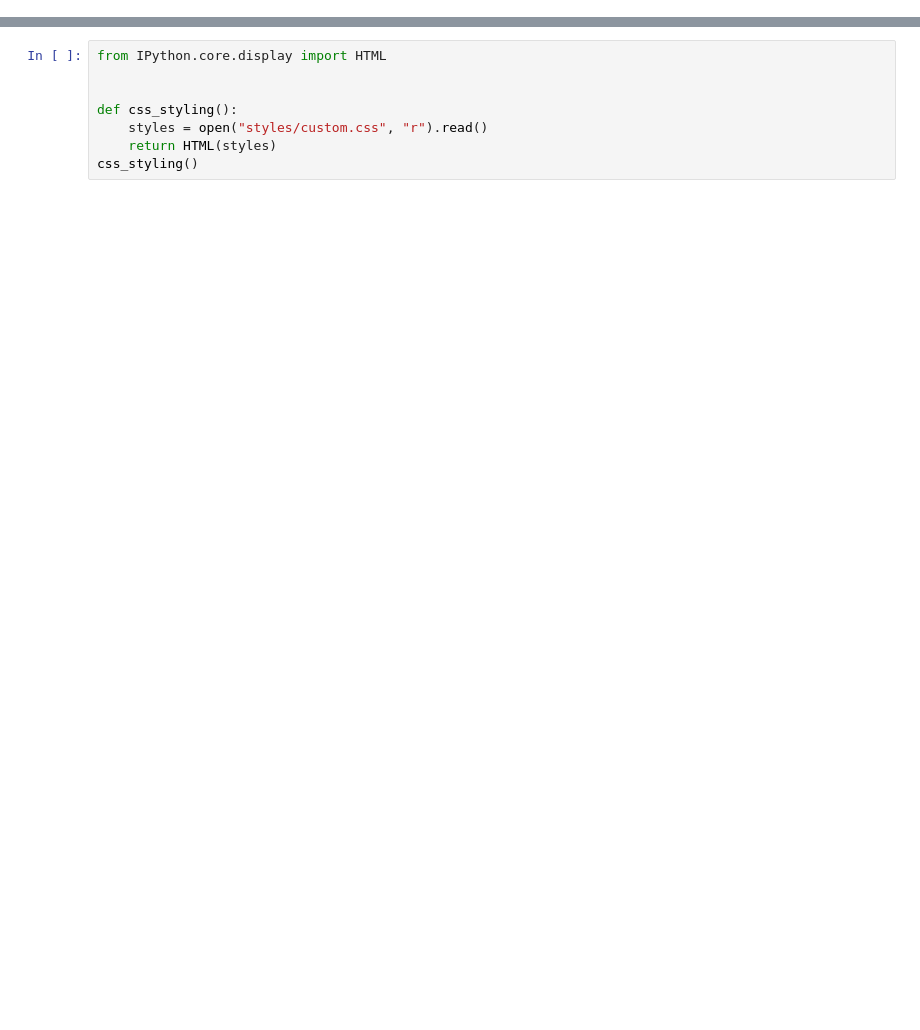
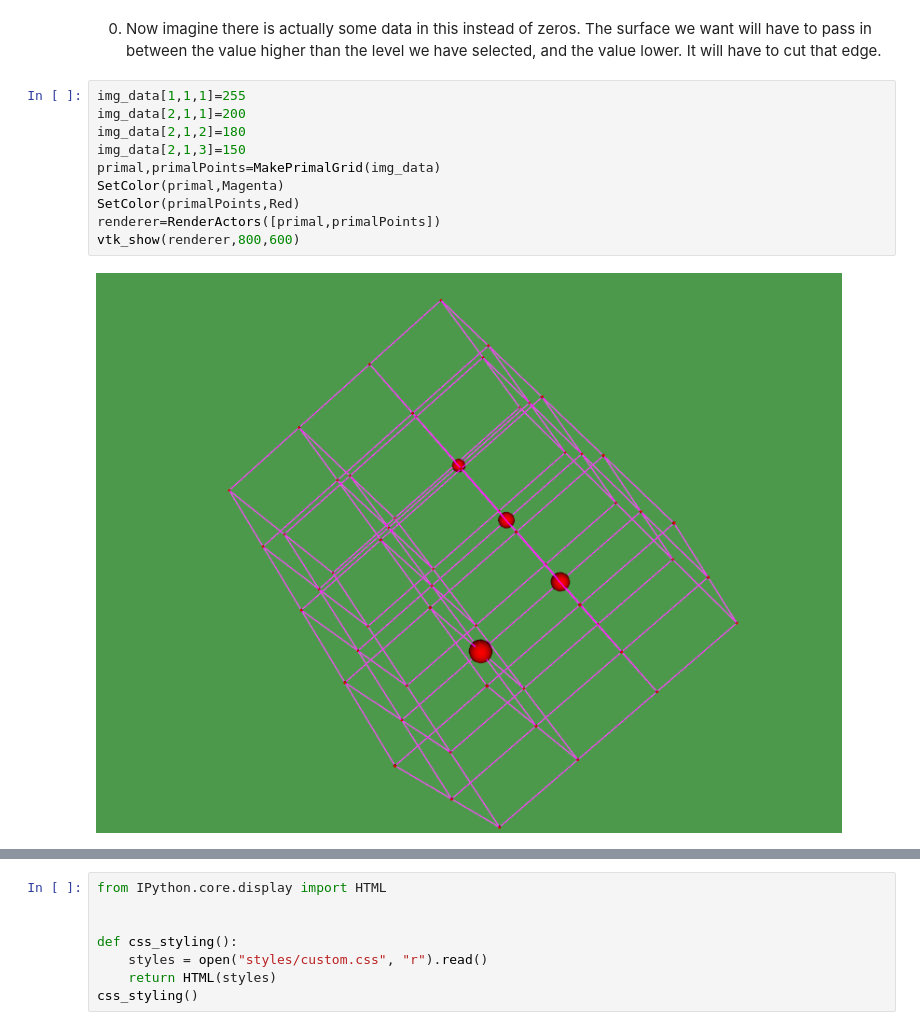
Before and after one commit to str4w/DualContour, a Jupyter notebook: Dual Contouring.ipynb, the cells around one changed output, grey strips where cells are left out. Saved outputs shown, nothing was run; the diff lists cells and outputs as text; blank space fills up the shorter version.

```diff
--- a/Dual Contouring.ipynb
+++ b/Dual Contouring.ipynb
@@ -1127,0 +113,14 @@ blah
+# %% [markdown]
+0. Now imagine there is actually some data in this instead of zeros. The surface we want will have to pass in between the value higher than the level we have selected, and the value lower.  It will have to cut that edge.
+# %%
+img_data[1,1,1]=255
+img_data[2,1,1]=200
+img_data[2,1,2]=180
+img_data[2,1,3]=150
+primal,primalPoints=MakePrimalGrid(img_data)
+SetColor(primal,Magenta)
+SetColor(primalPoints,Red)
+renderer=RenderActors([primal,primalPoints])
+vtk_show(renderer,800,600)
+# %% [output]
+[figure, added]
```
Also changed, not shown: parts of 26 cells of this notebook, 5 other files.
